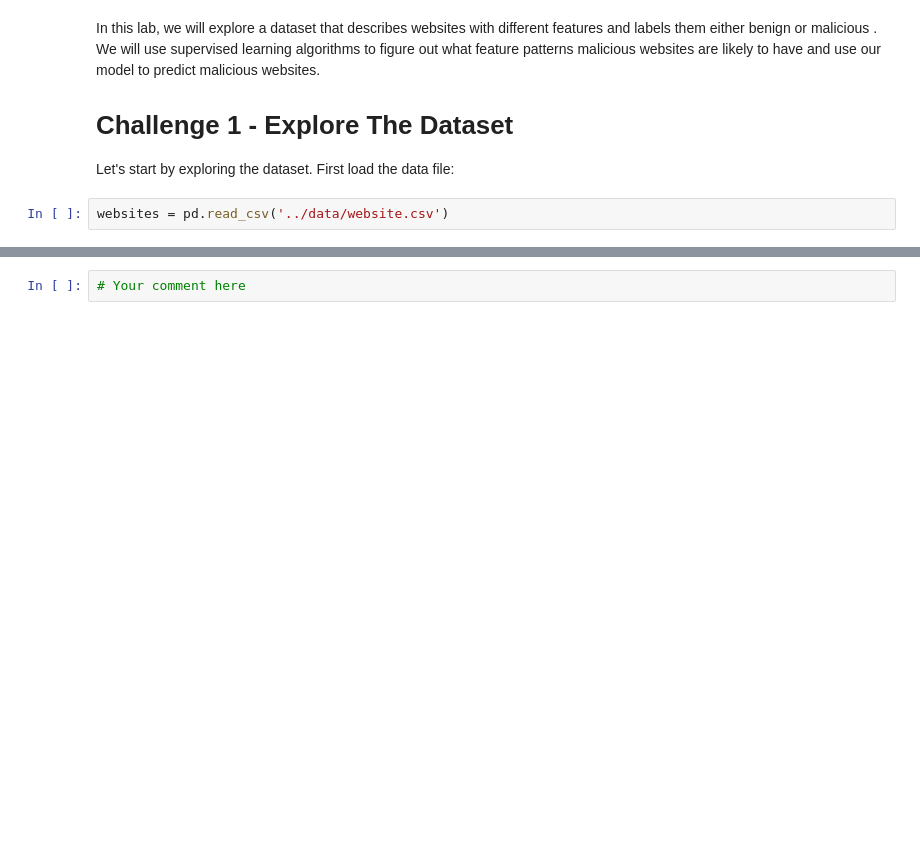
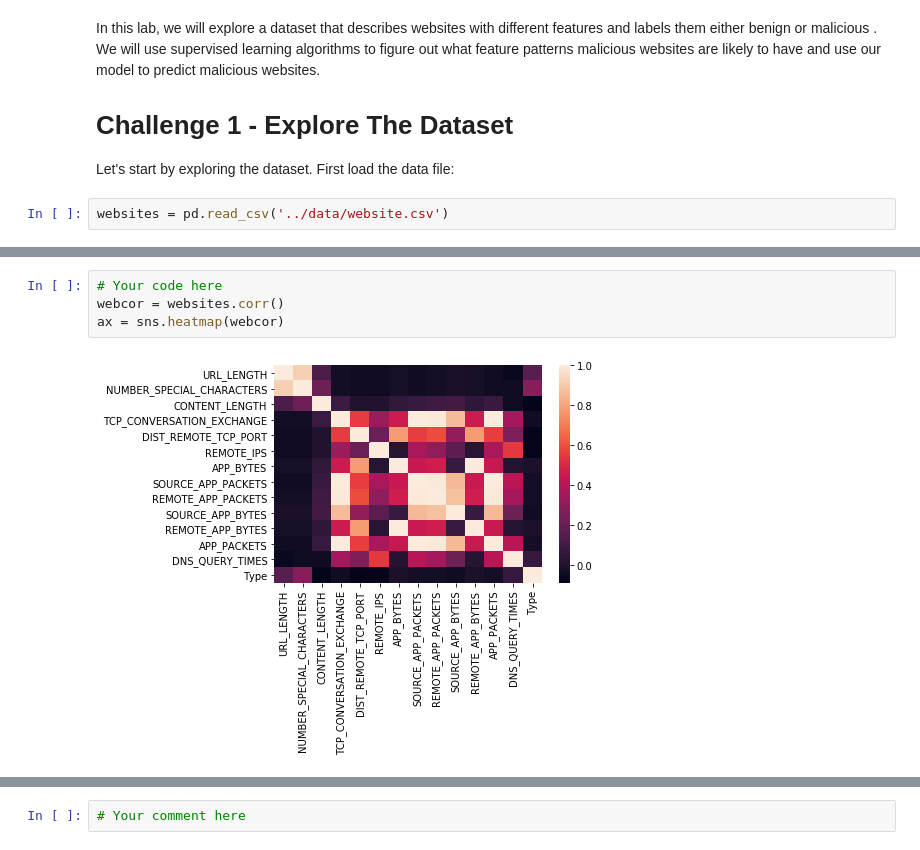
Before and after one commit to ta-datapt-bcn/lab-supervised-learning, a Jupyter notebook: your-code/main.ipynb, the cells around one changed output, grey strips where cells are left out. Saved outputs shown, nothing was run; the diff lists cells and outputs as text; blank space fills up the shorter version.

```diff
--- a/your-code/main.ipynb
+++ b/your-code/main.ipynb
@@ -36,0 +88,6 @@ Feel free to add additional cells for your explorations. Make sure to comment wh
+# %%
+# Your code here
+webcor = websites.corr()
+ax = sns.heatmap(webcor)
+# %% [output]
+[figure, added]
```
Also changed, not shown: parts of 28 cells of this notebook.
